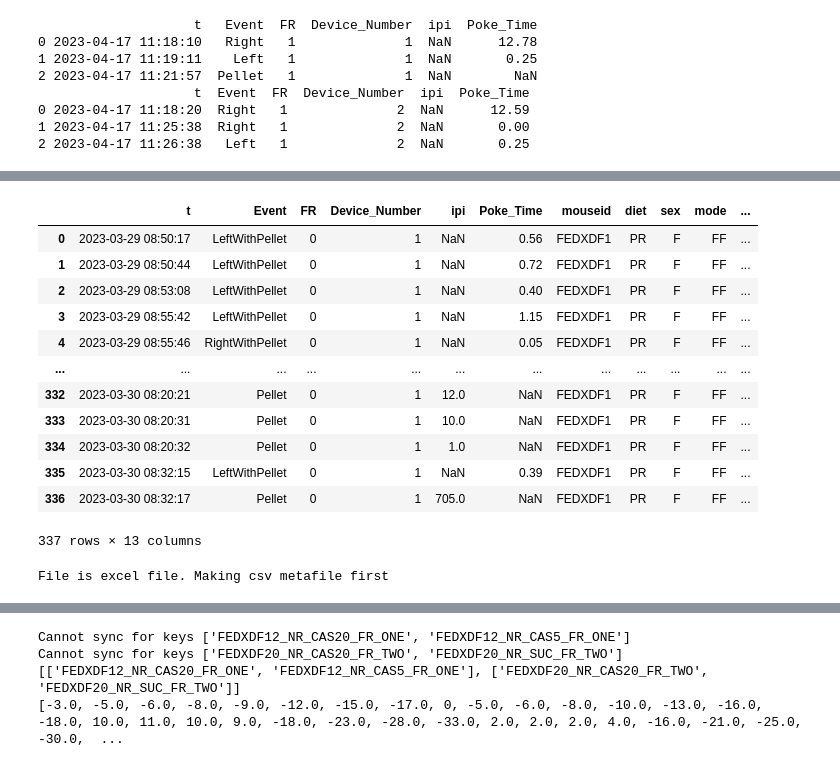
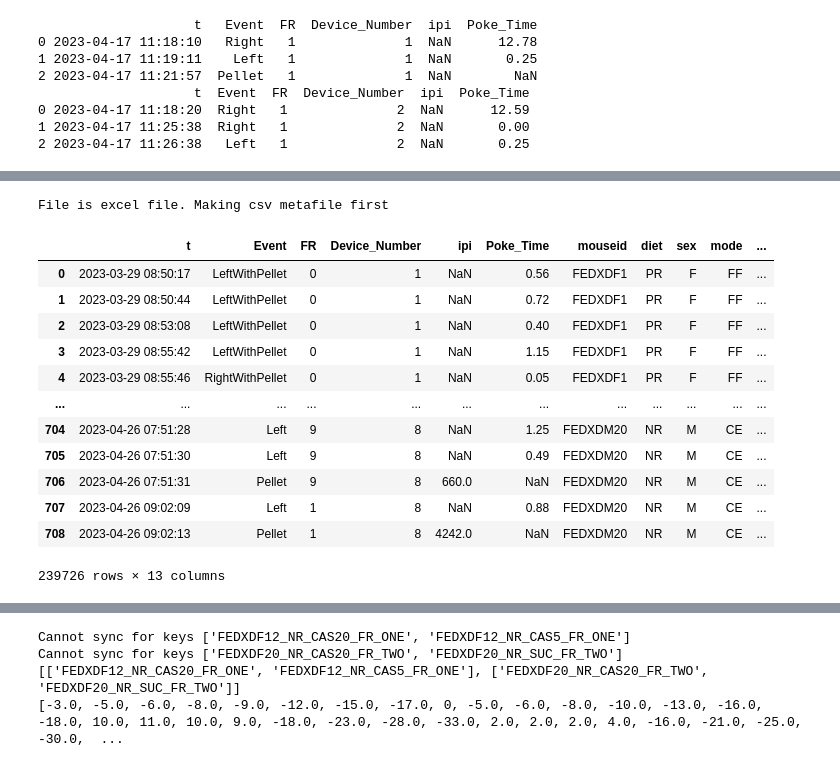
Before and after one commit to Htbibalan/FEDPROFERENCE, a Jupyter notebook: notebooks/FEDXD_READ_DATA_with_sync.ipynb, the cells around one changed output, grey strips where cells are left out. Drawn from its saved outputs; the diff is of its cells as text; code cells hidden in the pictures.

```diff
--- a/notebooks/FEDXD_READ_DATA_with_sync.ipynb
+++ b/notebooks/FEDXD_READ_DATA_with_sync.ipynb
@@ -166,37 +129,43 @@ alldata.query("diet == 'PR' & choice_session == 'ZERO'")
-# %%
-newdf
-# %% [output]
-|  | t | Event | FR | Device_Number | ipi | Poke_Time | mouseid | diet | sex | mode | ... |
-| 0 | 2023-03-29 08:50:17 | LeftWithPellet | 0 | 1 | NaN | 0.56 | FEDXDF1 | PR | F | FF | ... |
-| 1 | 2023-03-29 08:50:44 | LeftWithPellet | 0 | 1 | NaN | 0.72 | FEDXDF1 | PR | F | FF | ... |
-| 2 | 2023-03-29 08:53:08 | LeftWithPellet | 0 | 1 | NaN | 0.40 | FEDXDF1 | PR | F | FF | ... |
-| 3 | 2023-03-29 08:55:42 | LeftWithPellet | 0 | 1 | NaN | 1.15 | FEDXDF1 | PR | F | FF | ... |
-| 4 | 2023-03-29 08:55:46 | RightWithPellet | 0 | 1 | NaN | 0.05 | FEDXDF1 | PR | F | FF | ... |
-| ... | ... | ... | ... | ... | ... | ... | ... | ... | ... | ... | ... |
-| 332 | 2023-03-30 08:20:21 | Pellet | 0 | 1 | 12.0 | NaN | FEDXDF1 | PR | F | FF | ... |
-| 333 | 2023-03-30 08:20:31 | Pellet | 0 | 1 | 10.0 | NaN | FEDXDF1 | PR | F | FF | ... |
-| 334 | 2023-03-30 08:20:32 | Pellet | 0 | 1 | 1.0 | NaN | FEDXDF1 | PR | F | FF | ... |
-| 335 | 2023-03-30 08:32:15 | LeftWithPellet | 0 | 1 | NaN | 0.39 | FEDXDF1 | PR | F | FF | ... |
-| 336 | 2023-03-30 08:32:17 | Pellet | 0 | 1 | 705.0 | NaN | FEDXDF1 | PR | F | FF | ... |
-337 rows × 13 columns
-# %%
-METAFILE = "..\\FEDXD_METAFILE.xls"
-rows, header = tp.metafilereader(METAFILE, sheetname="METAFILE_SE")
-
-ff_dict = {}
-for row in rows:
-    # file, mouse, diet, mode, sex,order,epoch = row
-    MOUSEID,SEX,BATCH,FEDFILE,CHOICE_SESSION,FED_PELLET,MODE,DIET = row
-    if (MODE == "FF" or "FR" or "CE") and (DIET in ["NR", "PR"] and FED_PELLET in ["MIX","CAS5","CAS20","SUC"] and CHOICE_SESSION in["ZERO","ONE","TWO","THREE","FOUR"] ):
-        key = "_".join([MOUSEID,DIET,FED_PELLET,MODE,CHOICE_SESSION])
-        ff_dict[key] = {}
-        ff_dict[key]["MOUSEID"] = MOUSEID
-        ff_dict[key]["DIET"] = DIET
-        ff_dict[key]["SEX"] = SEX
-        ff_dict[key]["MODE"] = MODE
-        ff_dict[key]["CHOICE_SESSION"] = CHOICE_SESSION
-        ff_dict[key]["BATCH"] = int(BATCH)
-        ff_dict[key]["FED_PELLET"] = FED_PELLET
-        ff_dict[key]["events"] = tweak_fed(pd.read_csv(os.path.join(DATA_FOLDER, FEDFILE)))
-# %% [output]
-File is excel file. Making csv metafile first
+# %%
+METAFILE = "..\\FEDXD_METAFILE.xls"
+rows, header = tp.metafilereader(METAFILE, sheetname="METAFILE_SE")
+
+def prep4tidy(row):
+    mouseid, sex, batch, fedfile, choice_session, fed_pellet, mode, diet = row
+
+    df = tweak_fed(pd.read_csv(os.path.join(DATA_FOLDER, fedfile)))
+
+    return (df
+            .assign(mouseid = mouseid,
+                    diet = diet,
+                    sex = sex,
+                    mode = mode,
+                    choice_session = choice_session,
+                    batch = int(batch),
+                    fed_pellet = fed_pellet
+                    )
+           )
+
+list_of_dfs = []
+for row in rows:
+    list_of_dfs.append(prep4tidy(row))
+
+feddata = pd.concat(list_of_dfs)
+# %% [output]
+File is excel file. Making csv metafile first
+# %%
+feddata
+# %% [output]
+|  | t | Event | FR | Device_Number | ipi | Poke_Time | mouseid | diet | sex | mode | ... |
+| 0 | 2023-03-29 08:50:17 | LeftWithPellet | 0 | 1 | NaN | 0.56 | FEDXDF1 | PR | F | FF | ... |
+| 1 | 2023-03-29 08:50:44 | LeftWithPellet | 0 | 1 | NaN | 0.72 | FEDXDF1 | PR | F | FF | ... |
+| 2 | 2023-03-29 08:53:08 | LeftWithPellet | 0 | 1 | NaN | 0.40 | FEDXDF1 | PR | F | FF | ... |
+| 3 | 2023-03-29 08:55:42 | LeftWithPellet | 0 | 1 | NaN | 1.15 | FEDXDF1 | PR | F | FF | ... |
+| 4 | 2023-03-29 08:55:46 | RightWithPellet | 0 | 1 | NaN | 0.05 | FEDXDF1 | PR | F | FF | ... |
+| ... | ... | ... | ... | ... | ... | ... | ... | ... | ... | ... | ... |
+| 704 | 2023-04-26 07:51:28 | Left | 9 | 8 | NaN | 1.25 | FEDXDM20 | NR | M | CE | ... |
+| 705 | 2023-04-26 07:51:30 | Left | 9 | 8 | NaN | 0.49 | FEDXDM20 | NR | M | CE | ... |
+| 706 | 2023-04-26 07:51:31 | Pellet | 9 | 8 | 660.0 | NaN | FEDXDM20 | NR | M | CE | ... |
+| 707 | 2023-04-26 09:02:09 | Left | 1 | 8 | NaN | 0.88 | FEDXDM20 | NR | M | CE | ... |
+| 708 | 2023-04-26 09:02:13 | Pellet | 1 | 8 | 4242.0 | NaN | FEDXDM20 | NR | M | CE | ... |
+239726 rows × 13 columns
```
Also changed, not shown: parts of 8 cells of this notebook.
